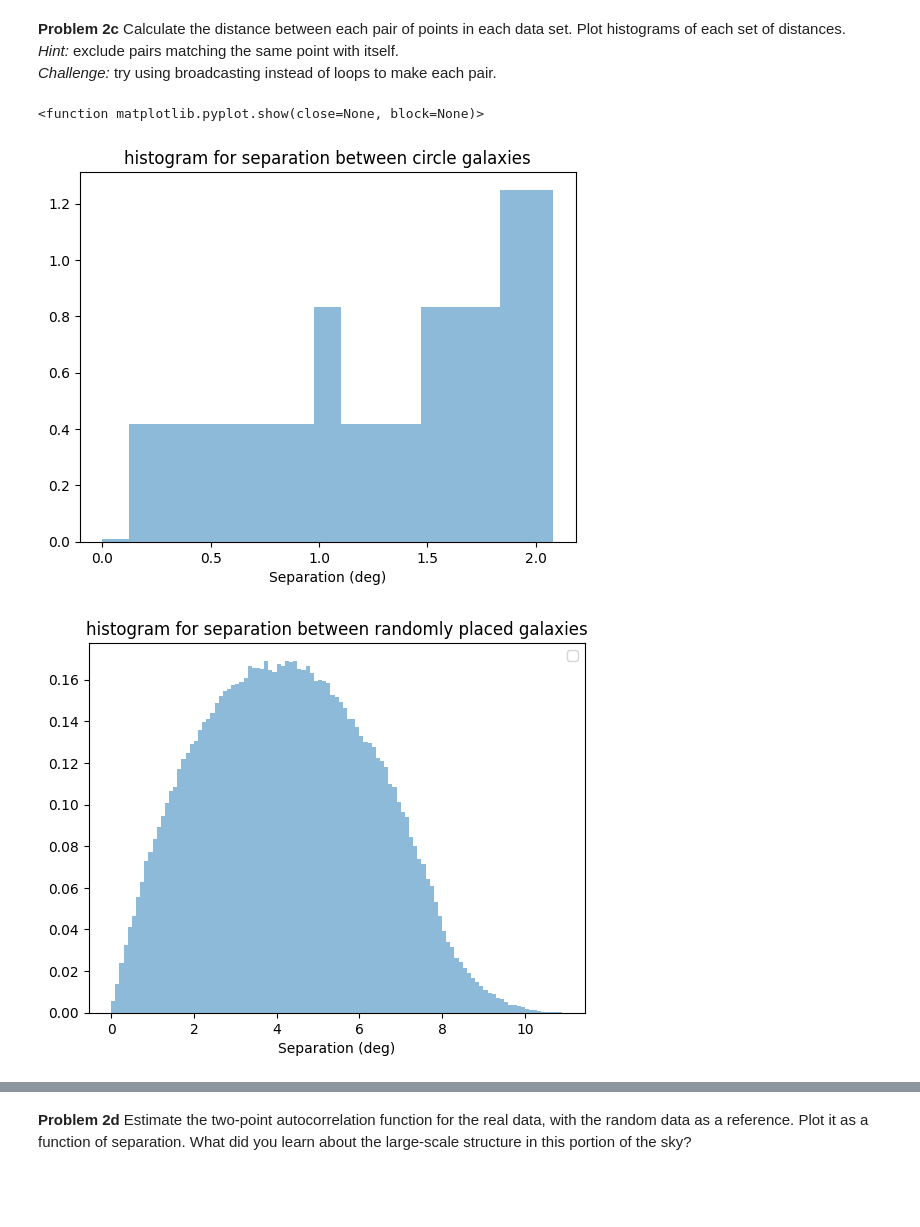
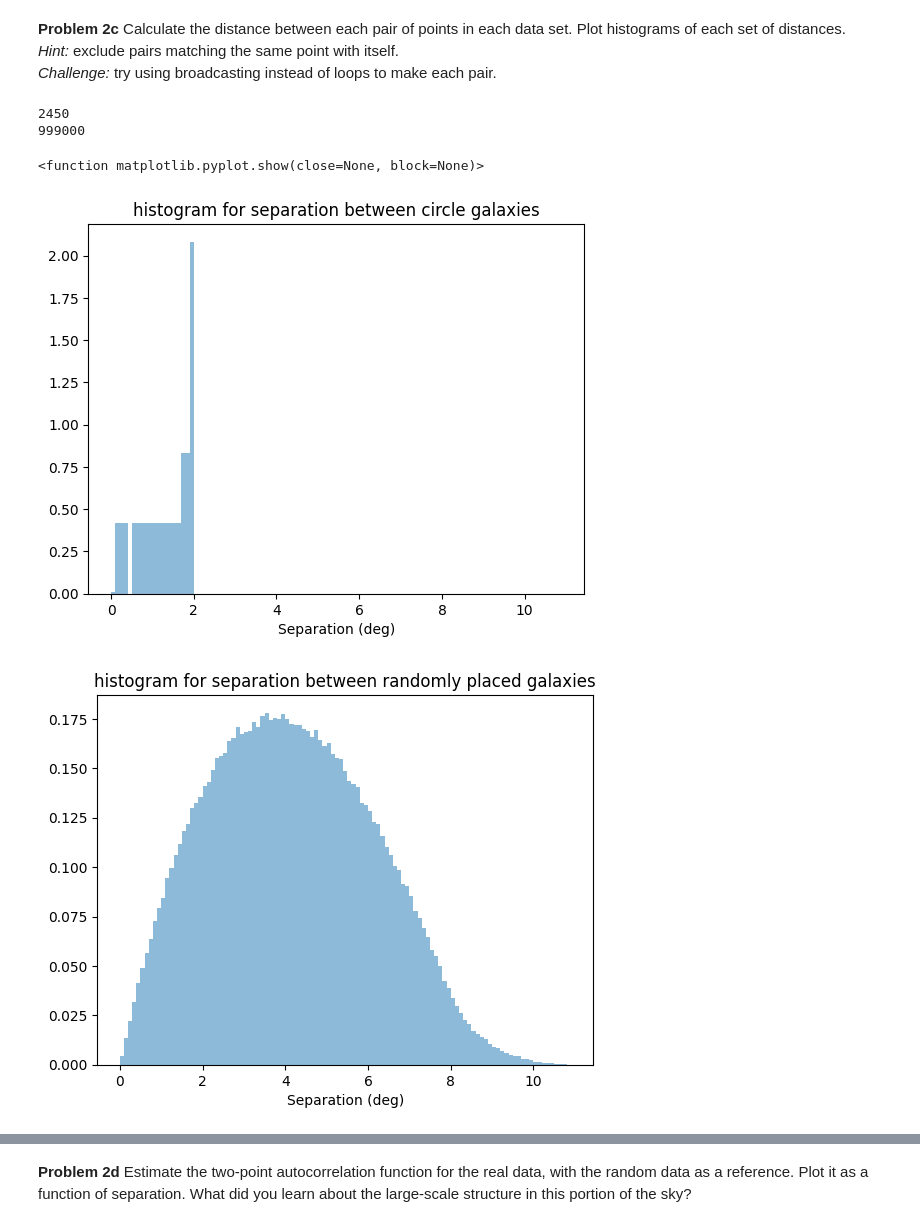
Before and after one commit to ASTR154/clustering, a Jupyter notebook: clustering.ipynb, the cells around one changed output, grey strips where cells are left out. Saved outputs shown, nothing was run; the diff lists cells and outputs as text; code cells hidden in the pictures; blank space fills up the shorter version.

```diff
--- a/clustering.ipynb
+++ b/clustering.ipynb
@@ -407,52 +405,59 @@ ax.set_ylim(-4.3, 4.3)
 circle_distances= []
 for i in range(50):
     for j in range(50):
-        if i != j:
+        if i != j :
             val = np.sqrt((xx[i]-xx[j])**2 + (yy[i]-yy[j])**2)
-            circle_distances.append(val)
+            if val > 1E-16:
+                circle_distances.append(val)
 
 random_distances= []
 for i in range(1000):
     for j in range(1000):
         if i != j:
-            val = np.sqrt((xr[i]-xr[j])**2 + (yr[i]-yr[j])**2)
-            random_distances.append(val)
+           val = np.sqrt((xr[i]-xr[j])**2 + (yr[i]-yr[j])**2)
+           if val > 1E-4:
+               random_distances.append(val)
+
+print(len(circle_distances))
+print(len(random_distances))
+# %% [output]
+2450
+999000
 # %%
 plt.title("histogram for separation between circle galaxies")
-n_rand, bins, _ = plt.hist(circle_distances, alpha =0.5,weights = np.ones(len(circle_distances))/(245),bins=np.arange(0, 2.1, 12.2343e-2))
+n_real, bins, _ = plt.hist(circle_distances, alpha =0.5,weights = np.ones(len(circle_distances))/(245),bins=np.arange(0, 11, 1e-1))
 plt.xlabel('Separation (deg)')# complete
 plt.figure()
 
 
 plt.title("histogram for separation between randomly placed galaxies")
-n_real, bins, _ = plt.hist(random_distances, weights = np.ones(len(random_distances))/(99900), alpha = 0.5,bins=np.arange(0, 11, 1e-1))  # complete)
-plt.legend(loc='best')
+n_rand, bins, _ = plt.hist(random_distances, weights = np.ones(len(random_distances))/(99900), alpha = 0.5,bins=np.arange(0, 11, 1e-1))  # complete)
 plt.xlabel('Separation (deg)')
 
 plt.figure()
 
 
 plt.title("histogram for separation between both types of galaxies")
-plt.hist(circle_distances,bins=np.arange(0, 11, 1e-1), alpha =0.5,  label = 'circular observed data',weights = np.ones(len(circle_distances))/(245))
+plt.hist(circle_distances,bins=np.arange(0, 2.1, 12.2343e-2), alpha =0.5,  label = 'circular observed data',weights = np.ones(len(circle_distances))/(245))
 
 
 plt.hist(random_distances, alpha = 0.5, bins=np.arange(0, 11, 1e-1), weights = np.ones(len(random_distances))/(99900), label = 'random data')
 plt.legend()
 plt.xlabel('Separation (deg)')
 
 plt.figure()
 
 
 
 plt.title("histogram for separation between both types of galaxies in log scale")
 plt.hist(circle_distances,bins=np.arange(0, 11, 1e-1), alpha =0.5,weights = np.ones(len(circle_distances))/(245), label = 'circular observed data')
 
 plt.hist(random_distances, alpha = 0.5,bins=np.arange(0, 11, 1e-1),weights = np.ones(len(random_distances))/(99900),  label = 'random data')
 plt.yscale('log')
 plt.xlabel('Separation (deg)')
 plt.legend(loc = 'best')
 plt.show
 # %% [output]
 <function matplotlib.pyplot.show(close=None, block=None)>
-[figure, old version]
+[figure, new version]
-[figure, old version]
+[figure, new version]
```
Also changed, not shown: parts of 19 cells of this notebook.
